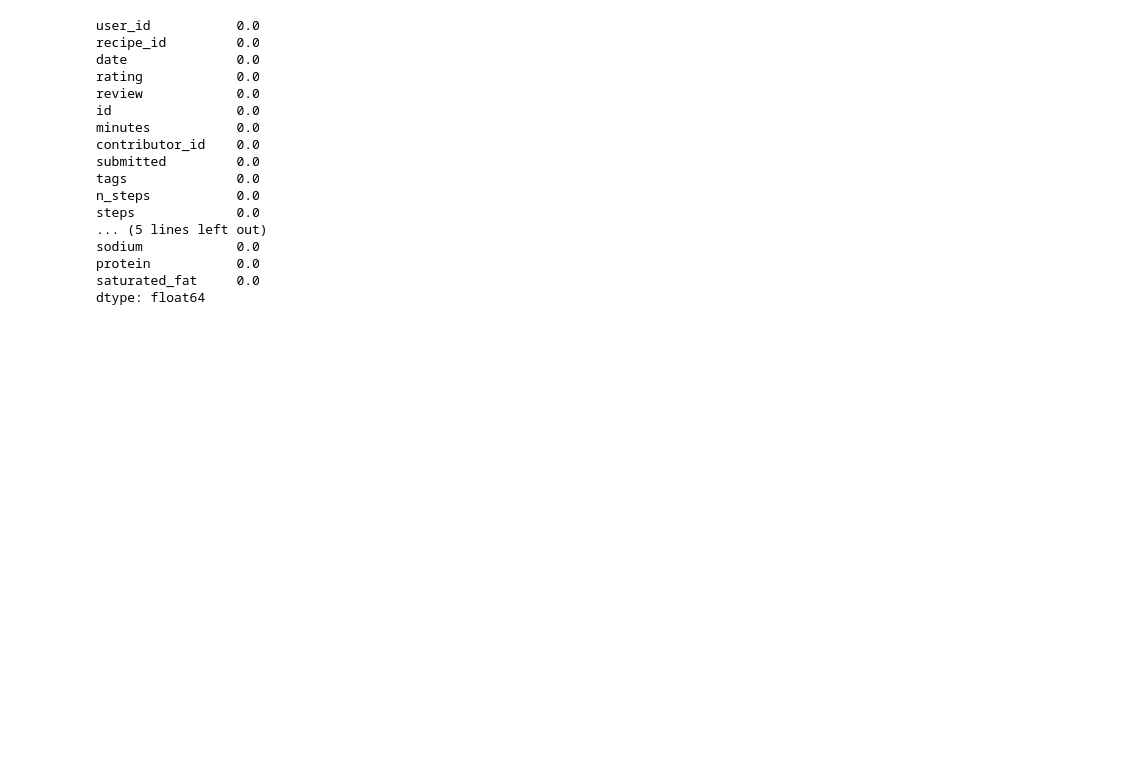
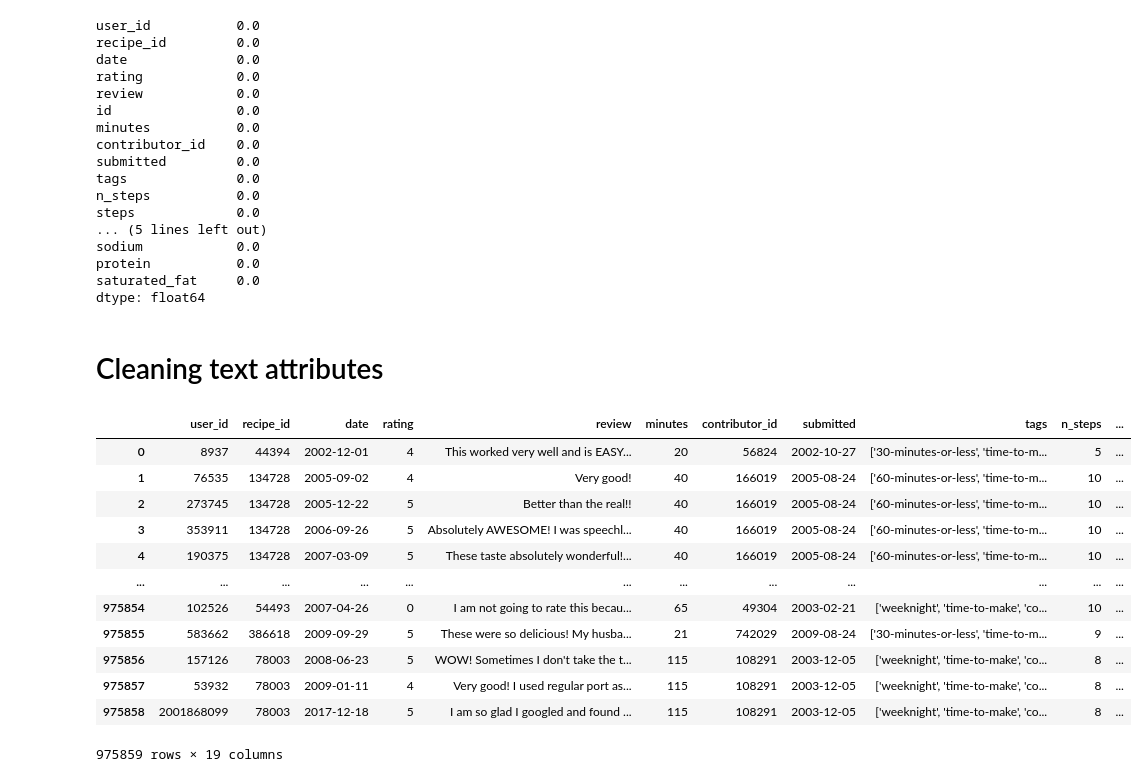
Before and after one commit to iamvinitk/food-finder, a Jupyter notebook: src/EDA.ipynb, the cells around one changed output. Drawn from its saved outputs; the diff is of its cells as text; code cells hidden in the pictures; blank space fills up the shorter version.

Commit message:
text cleaning

```diff
--- a/src/EDA.ipynb
+++ b/src/EDA.ipynb
@@ -406,3 +408,22 @@ interactions.drop('id', axis=1, inplace=True)
 # %%
 # save the dataset
 interactions.to_csv('../dataset/preprocessed_interactions.csv', index=False)
+# %% [markdown]
+# Cleaning text attributes
+# %%
+df = pd.read_csv('../dataset/preprocessed_interactions.csv')
+df
+# %% [output]
+|  | user_id | recipe_id | date | rating | review | minutes | contributor_id | submitted | tags | n_steps | ... |
+| 0 | 8937 | 44394 | 2002-12-01 | 4 | This worked very well and is EASY... | 20 | 56824 | 2002-10-27 | ['30-minutes-or-less', 'time-to-m... | 5 | ... |
+| 1 | 76535 | 134728 | 2005-09-02 | 4 | Very good! | 40 | 166019 | 2005-08-24 | ['60-minutes-or-less', 'time-to-m... | 10 | ... |
+| 2 | 273745 | 134728 | 2005-12-22 | 5 | Better than the real!! | 40 | 166019 | 2005-08-24 | ['60-minutes-or-less', 'time-to-m... | 10 | ... |
+| 3 | 353911 | 134728 | 2006-09-26 | 5 | Absolutely AWESOME! I was speechl... | 40 | 166019 | 2005-08-24 | ['60-minutes-or-less', 'time-to-m... | 10 | ... |
+| 4 | 190375 | 134728 | 2007-03-09 | 5 | These taste absolutely wonderful!... | 40 | 166019 | 2005-08-24 | ['60-minutes-or-less', 'time-to-m... | 10 | ... |
+| ... | ... | ... | ... | ... | ... | ... | ... | ... | ... | ... | ... |
+| 975854 | 102526 | 54493 | 2007-04-26 | 0 | I am not going to rate this becau... | 65 | 49304 | 2003-02-21 | ['weeknight', 'time-to-make', 'co... | 10 | ... |
+| 975855 | 583662 | 386618 | 2009-09-29 | 5 | These were so delicious! My husba... | 21 | 742029 | 2009-08-24 | ['30-minutes-or-less', 'time-to-m... | 9 | ... |
+| 975856 | 157126 | 78003 | 2008-06-23 | 5 | WOW! Sometimes I don't take the t... | 115 | 108291 | 2003-12-05 | ['weeknight', 'time-to-make', 'co... | 8 | ... |
+| 975857 | 53932 | 78003 | 2009-01-11 | 4 | Very good! I used regular port as... | 115 | 108291 | 2003-12-05 | ['weeknight', 'time-to-make', 'co... | 8 | ... |
+| 975858 | 2001868099 | 78003 | 2017-12-18 | 5 | I am so glad I googled and found ... | 115 | 108291 | 2003-12-05 | ['weeknight', 'time-to-make', 'co... | 8 | ... |
+975859 rows × 19 columns
```
Also changed, not shown: parts of 20 cells of this notebook, 2 other files.
